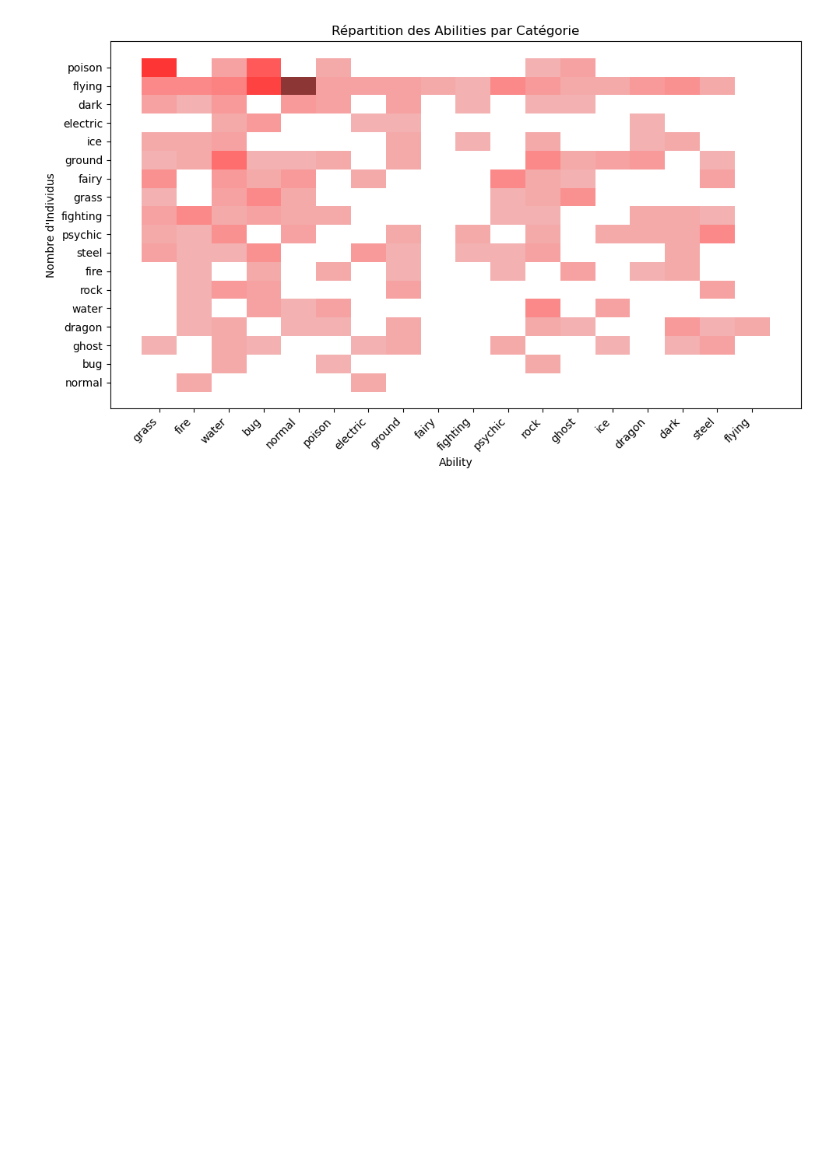
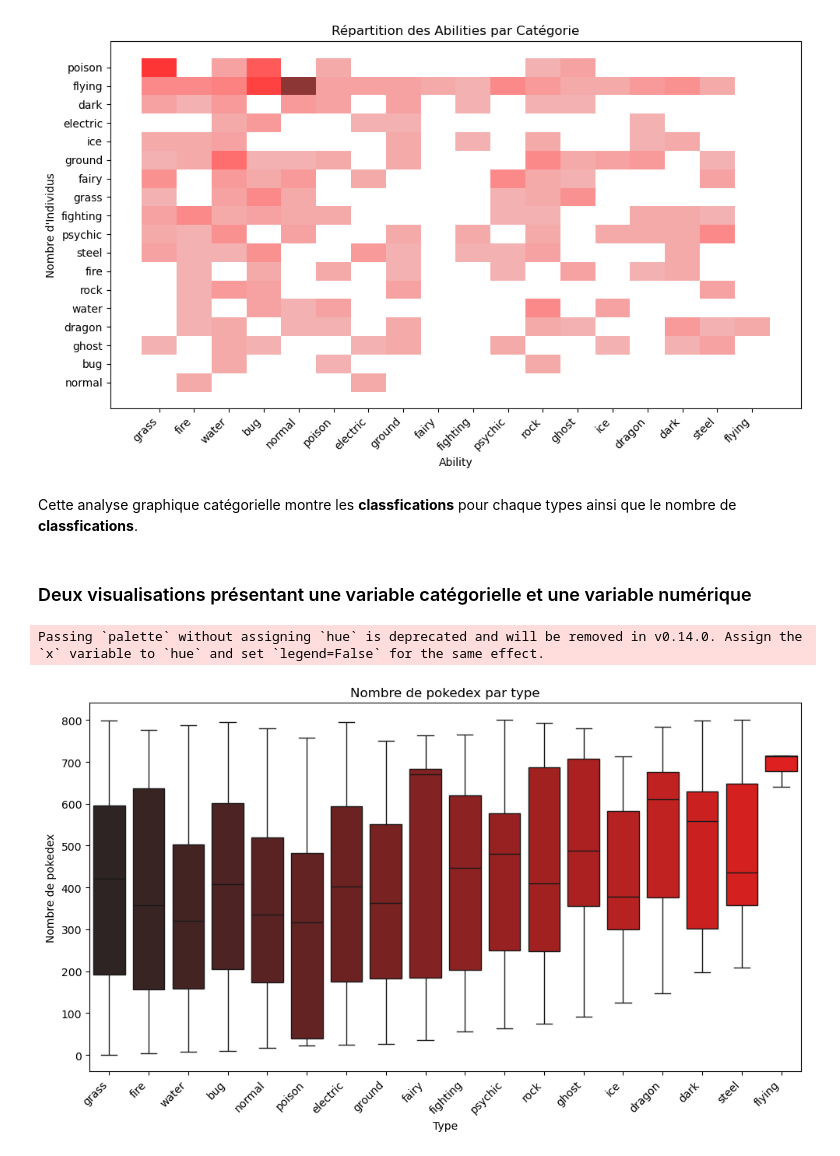
Before and after one commit to Sagbyy/pokemon-data-analysis, a Jupyter notebook: notebook.ipynb, the cells around one changed output. Cells and saved outputs as stored; diff of their text form; code cells hidden in the pictures; blank space fills up the shorter version.

```diff
--- a/notebook.ipynb
+++ b/notebook.ipynb
@@ -318,3 +315,19 @@ fig = px.bar(df, x="type1", color="classfication", title="Répartition des types
              labels={"Type": "Type", "Classfication": "Classfication"})
 fig.update_layout(barmode='stack')
 fig.show()
+# %% [markdown]
+Cette analyse graphique catégorielle montre les **classfications** pour chaque types ainsi que le nombre de **classfications**.
+# %% [markdown]
+### Deux visualisations présentant une variable catégorielle et une variable numérique
+# %%
+plt.figure(figsize=(10, 6))
+sns.boxplot(x='type1', y='pokedex_number', data=df, palette='dark:red')
+plt.title("Nombre de pokedex par type")
+plt.xlabel("Type")
+plt.ylabel("Nombre de pokedex")
+plt.xticks(rotation=45, ha='right')
+plt.tight_layout()
+plt.show()
+# %% [output]
+Passing `palette` without assigning `hue` is deprecated and will be removed in v0.14.0. Assign the `x` variable to `hue` and set `legend=False` for the same effect.
+[figure, added]
```
Also changed, not shown: parts of 7 cells of this notebook, 1 other file.
